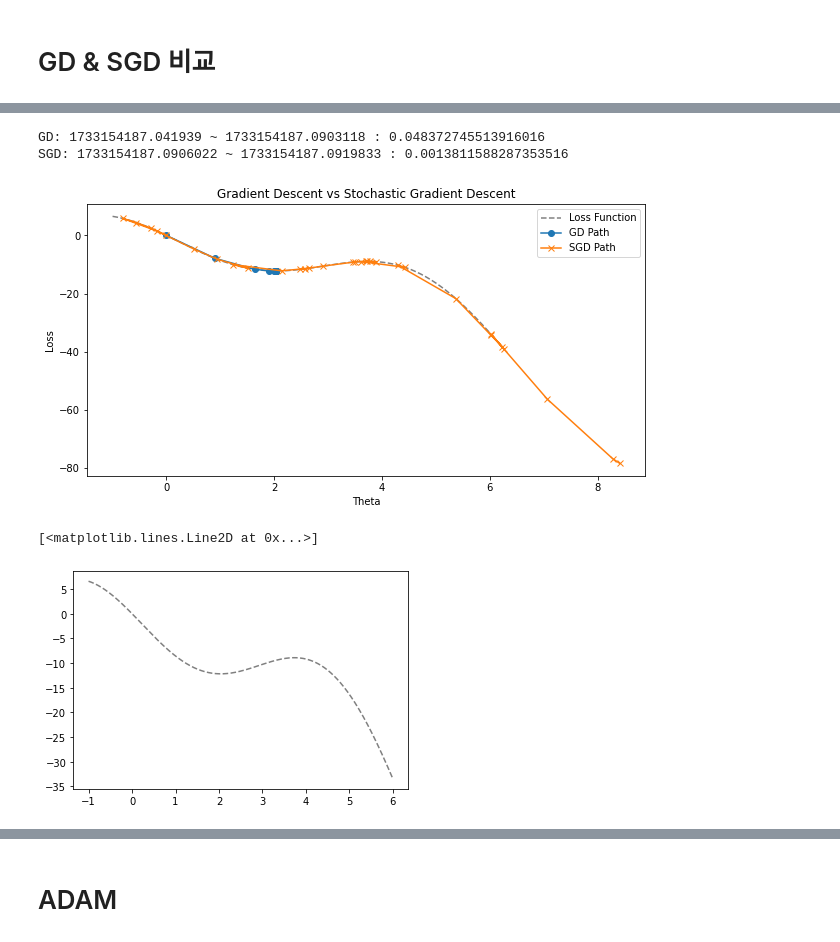
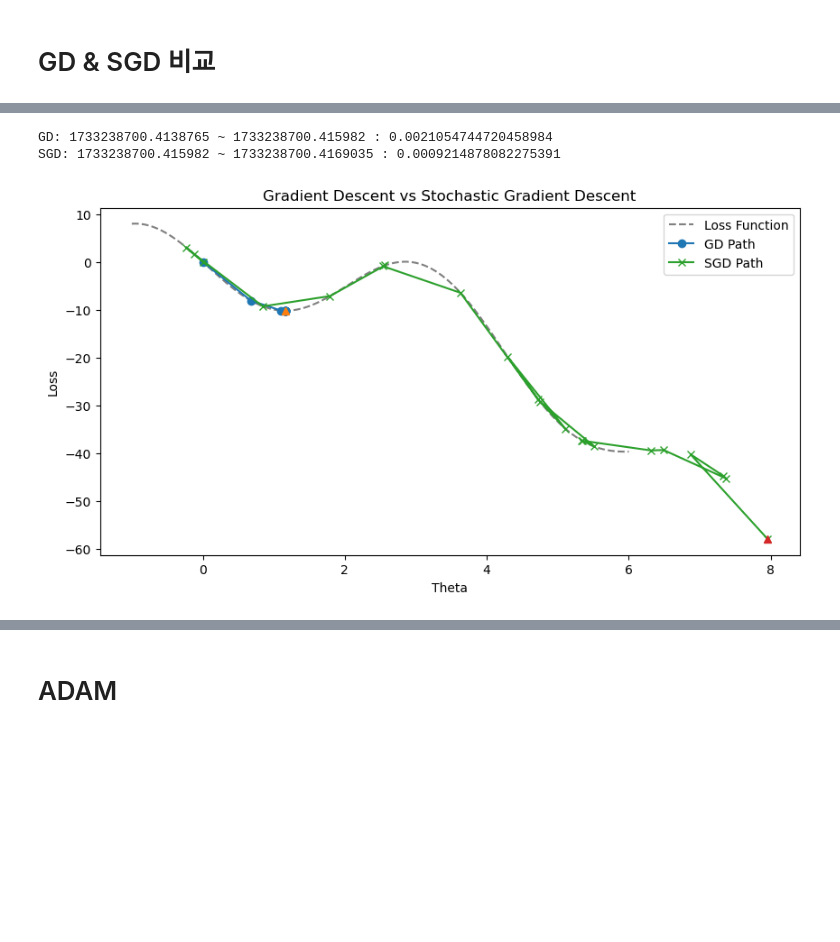
Before and after one commit to toughhyeok/DL-low-code, a Jupyter notebook: optimizer/SGD_GD.ipynb, the cells around one changed output, grey strips where cells are left out. Drawn from its saved outputs; the diff is of its cells as text; code cells hidden in the pictures; blank space fills up the shorter version.

```diff
--- a/optimizer/SGD_GD.ipynb
+++ b/optimizer/SGD_GD.ipynb
@@ -69,0 +74,12 @@ SGD: 1733152358.50221 ~ 1733152359.384769 : 0.882559061050415
+# %%
+thetas = np.linspace(-1, 6, 1000)
+def loss_function(theta):
+    return -9*np.sin(1.5*theta) -theta**2
+def gradient_function(theta):
+    return -13.5*np.cos(1.5*theta) - 2*theta
+
+losses = [loss_function(theta) for theta in thetas]
+gradients = [gradient_function(theta) for theta in thetas]
+plt.plot(thetas, losses, label="Loss Function", color="gray", linestyle="--")
+plt.plot(thetas, gradients, label="Gradient Function", color="blue", linestyle="--")
+plt.legend()
@@ -81,11 +100,11 @@ import time
 #     return 2 * (theta - 3)
 # 손실 함수 및 기울기
 def loss_function(theta):
-    return -9*np.sin(theta) -theta**2
+    return -9*np.sin(1.5*theta) -theta**2
     return np.sin(theta) + theta**2 #(theta - 3)**2
 
 def compute_gradient(theta):
-    return -9*np.cos(theta) -2*theta
+    return -13.5*np.cos(1.5*theta) -2*theta
     return np.cos(theta) + 2*theta#2 * (theta - 3)
 
 # Gradient Descent 구현
@@ -118,37 +137,40 @@ data = np.linspace(1, 5, 100)  # 가상의 데이터
 
 # 초기값 및 학습 설정
 initial_theta = 0
-learning_rate = 0.1
-steps = 30
+learning_rate = 0.05
+steps = 20
 
 # GD와 SGD 학습
 gd_history,s1,e1 = gradient_descent(initial_theta, learning_rate, steps, data)
 sgd_history,s2,e2 = stochastic_gradient_descent(initial_theta, learning_rate, steps, data)
 
 print(f"GD: {s1} ~ {e1} : {e1-s1}")
 print(f"SGD: {s2} ~ {e2} : {e2-s2}")
 
 # 시각화
 plt.figure(figsize=(10, 5))
 
 # 손실 함수 그래프
 thetas = np.linspace(-1, 6, 1000)
 losses = [loss_function(theta) for theta in thetas]
 plt.plot(thetas, losses, label="Loss Function", color="gray", linestyle="--")
 
 # GD 경로
 plt.plot(gd_history, [loss_function(theta) for theta in gd_history], label="GD Path", marker="o")
+plt.plot([gd_history[-1]], [loss_function(gd_history[-1])], marker='^')
+
 
 # SGD 경로
 plt.plot(sgd_history, [loss_function(theta) for theta in sgd_history], label="SGD Path", marker="x")
+plt.plot([sgd_history[-1]], [loss_function(sgd_history[-1])], marker='^')
 
 # 그래프 꾸미기
 plt.title("Gradient Descent vs Stochastic Gradient Descent")
 plt.xlabel("Theta")
 plt.ylabel("Loss")
 plt.legend()
 plt.show()
 # %% [output]
-GD: 1733154187.041939 ~ 1733154187.0903118 : 0.048372745513916016
-SGD: 1733154187.0906022 ~ 1733154187.0919833 : 0.0013811588287353516
+GD: 1733238700.4138765 ~ 1733238700.415982 : 0.0021054744720458984
+SGD: 1733238700.415982 ~ 1733238700.4169035 : 0.0009214878082275391
-[figure, old version]
+[figure, new version]
@@ -157,12 +177,3 @@ Local Minimum에서 빠져나오는 모습
-# %%
-thetas = np.linspace(-1, 6, 1000)
-def loss_function(theta):
-    return -9*np.sin(theta) -theta**2
-losses = [loss_function(theta) for theta in thetas]
-plt.plot(thetas, losses, label="Loss Function", color="gray", linestyle="--")
-# %% [output]
-[<matplotlib.lines.Line2D at 0x...>]
-[figure, removed]
 # %%
 import numpy as np
 import matplotlib.pyplot as plt
```
Also changed, not shown: parts of 13 cells of this notebook, 1 other file.
